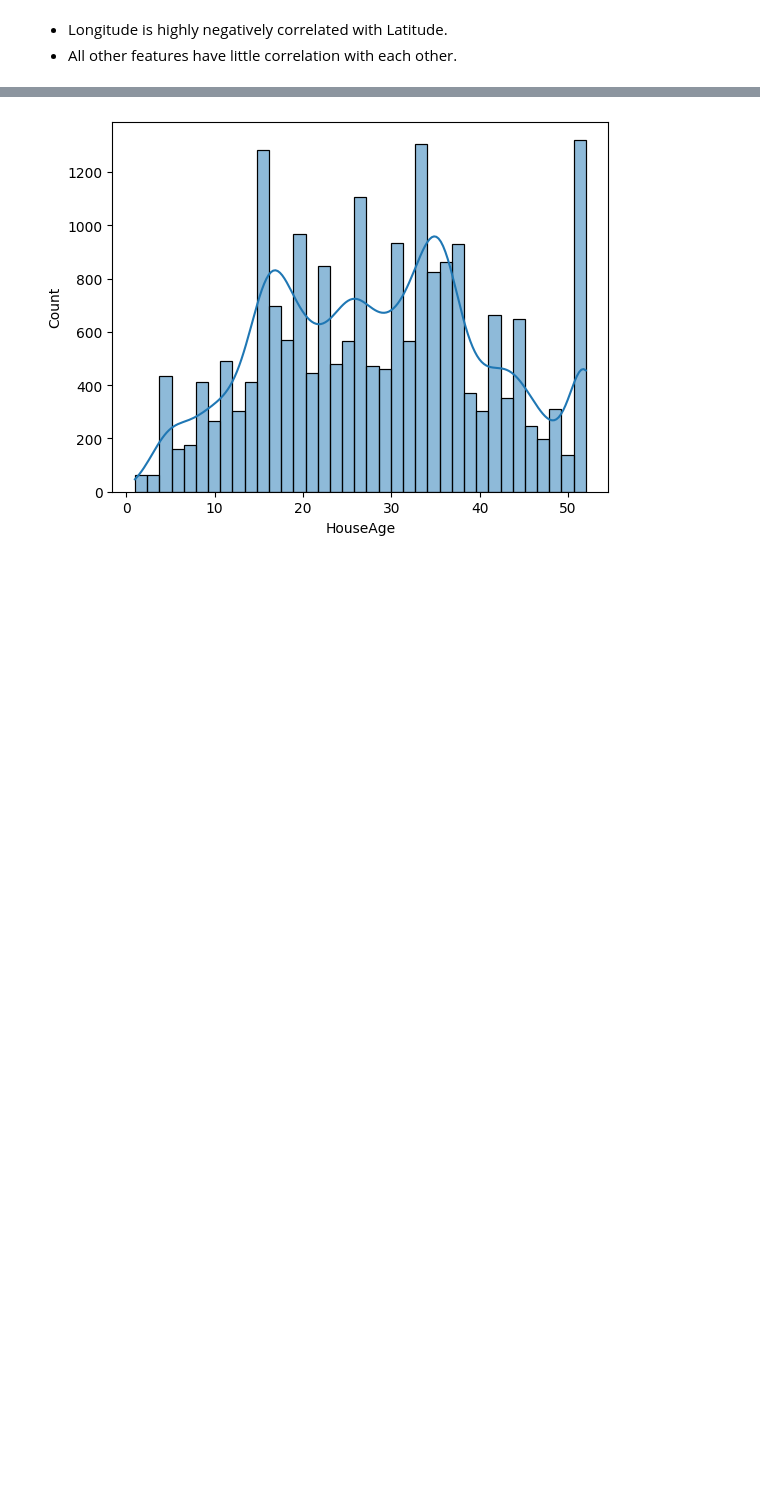
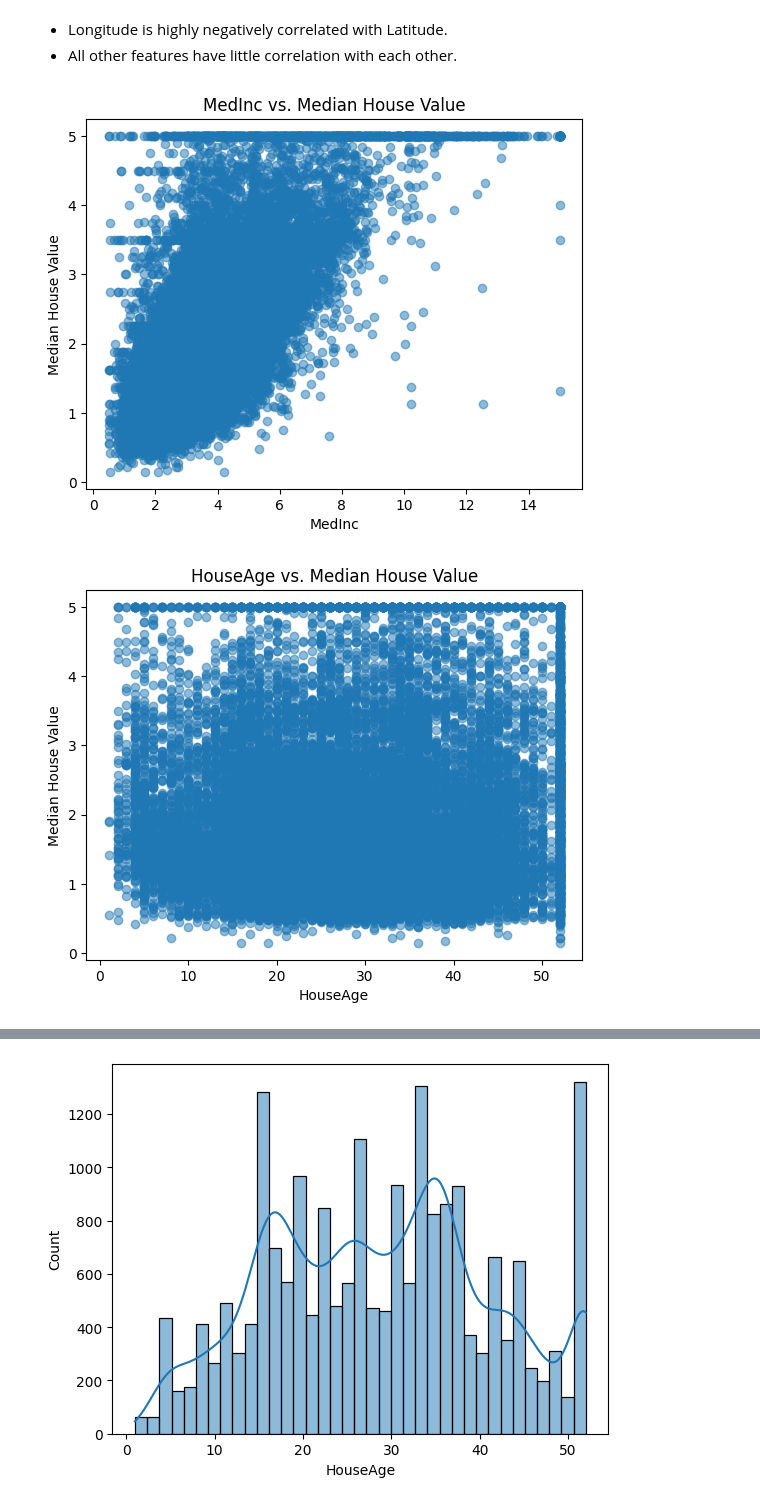
Before and after one commit to gordonnguyen/data-science-1, a Jupyter notebook: hw3/hw3.ipynb, the cells around one changed output, grey strips where cells are left out. Drawn from its saved outputs; the diff is of its cells as text; code cells hidden in the pictures; blank space fills up the shorter version.

```diff
--- a/hw3/hw3.ipynb
+++ b/hw3/hw3.ipynb
@@ -83,3 +83,14 @@ plt.show()
 # %% [markdown]
 - Longitude is highly negatively correlated with Latitude.
 - All other features have little correlation with each other.
+# %%
+features = ['MedInc', 'HouseAge', 'AveRooms', 'AveBedrms', 'AveOccup']
+for feature in features:
+    plt.scatter(X[feature], y, alpha=0.5)
+    plt.title(f'{feature} vs. Median House Value')
+    plt.xlabel(feature)
+    plt.ylabel('Median House Value')
+    plt.show()
+# %% [output]
+[figure, added]
+[figure, added]
```
Also changed, not shown: parts of 47 cells of this notebook, 1 other file.
